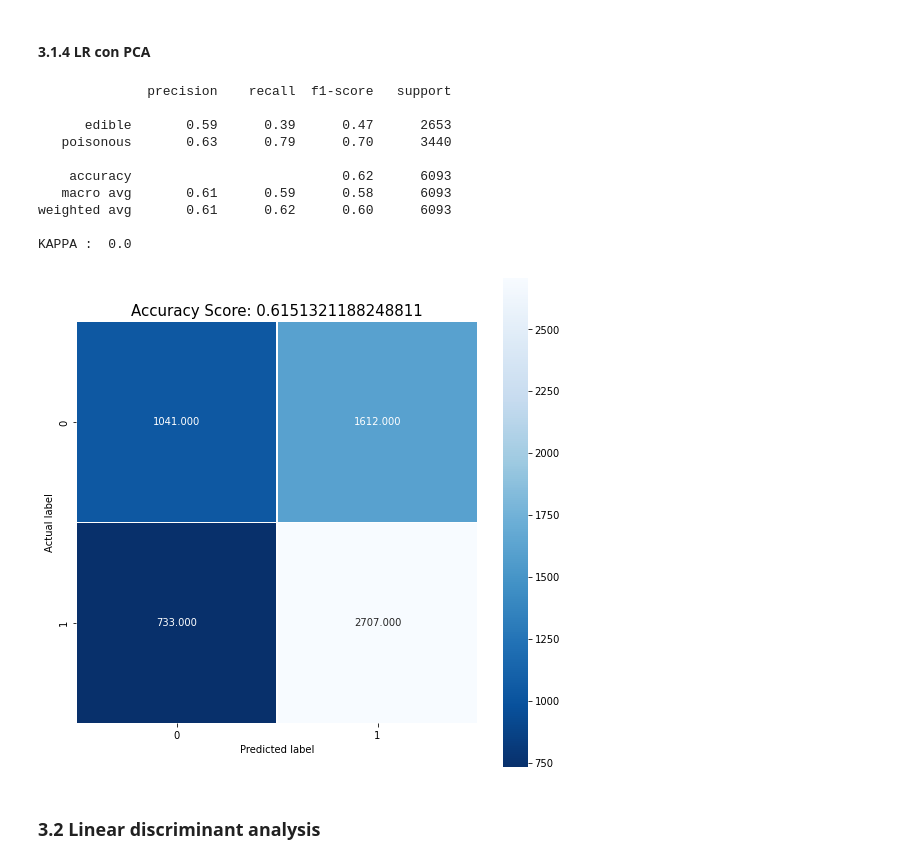
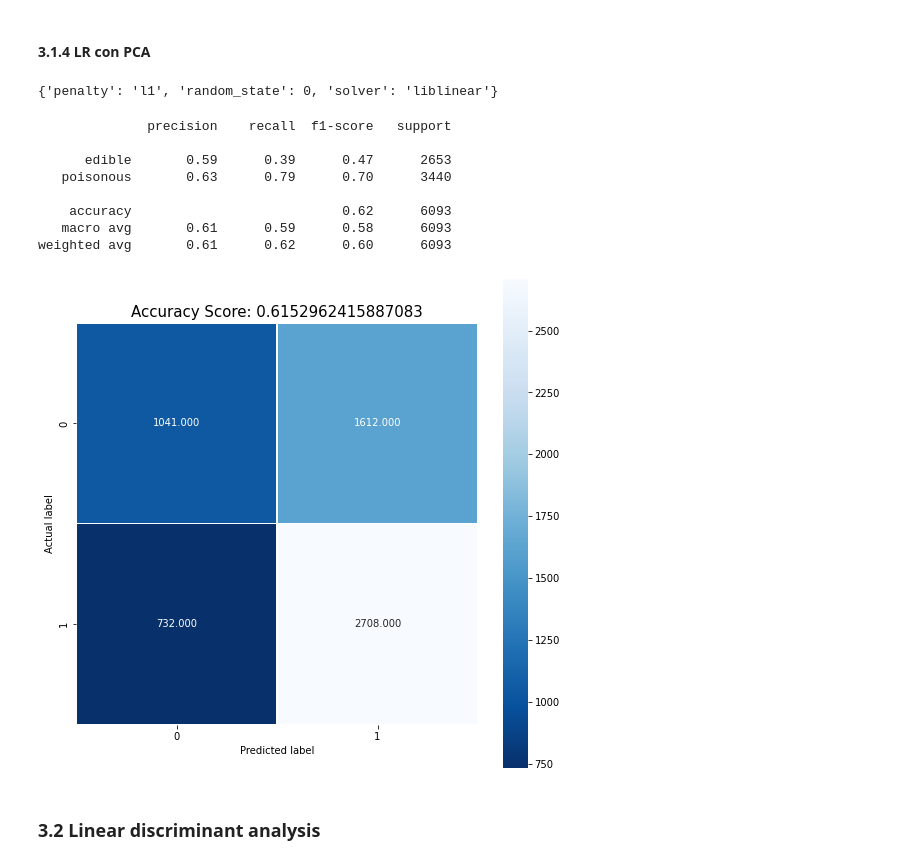
Before and after one commit to msalvati1997/mushrooms_classificator, a Jupyter notebook: mushroom.ipynb, the cells around one changed output. Cells and saved outputs as stored; diff of their text form; code cells hidden in the pictures.

```diff
--- a/mushroom.ipynb
+++ b/mushroom.ipynb
@@ -835,21 +842,22 @@ lr_et = classify(LogisticRegression(solver=params.get('solver'), penalty=params.
 #### 3.1.4 LR con PCA
 # %%
 grid_lr_pca = tune_up(LogisticRegression(),parameters_dictionary_lr,x_train_pca)
-params = grid_lr_pca.best_params_
+params_lr_pca = grid_lr_pca.best_params_
+print(params_lr_pca)
 # %% [output]
-              precision    recall  f1-score   support
-
-      edible       0.59      0.39      0.47      2653
-   poisonous       0.63      0.79      0.70      3440
-
-    accuracy                           0.62      6093
-   macro avg       0.61      0.59      0.58      6093
-weighted avg       0.61      0.62      0.60      6093
-
-KAPPA :  0.0
+{'penalty': 'l1', 'random_state': 0, 'solver': 'liblinear'}
-[figure, removed]
 # %%
-lr_pca = classify(LogisticRegression(solver=params.get('solver'), penalty=params.get('penalty'), random_state=params.get('random_state')),x_train_pca,x_test_pca)
+lr_pca = classify(LogisticRegression(solver=params_lr_pca.get('solver'), penalty=params_lr_pca.get('penalty'), random_state=params_lr_pca.get('random_state')),x_train_pca,x_test_pca)
+# %% [output]
+              precision    recall  f1-score   support
+
+      edible       0.59      0.39      0.47      2653
+   poisonous       0.63      0.79      0.70      3440
+
+    accuracy                           0.62      6093
+   macro avg       0.61      0.59      0.58      6093
+weighted avg       0.61      0.62      0.60      6093
+[figure, added]
 # %% [markdown]
 ### 3.2 Linear discriminant analysis
 # %%
```
Also changed, not shown: parts of 57 cells of this notebook.
